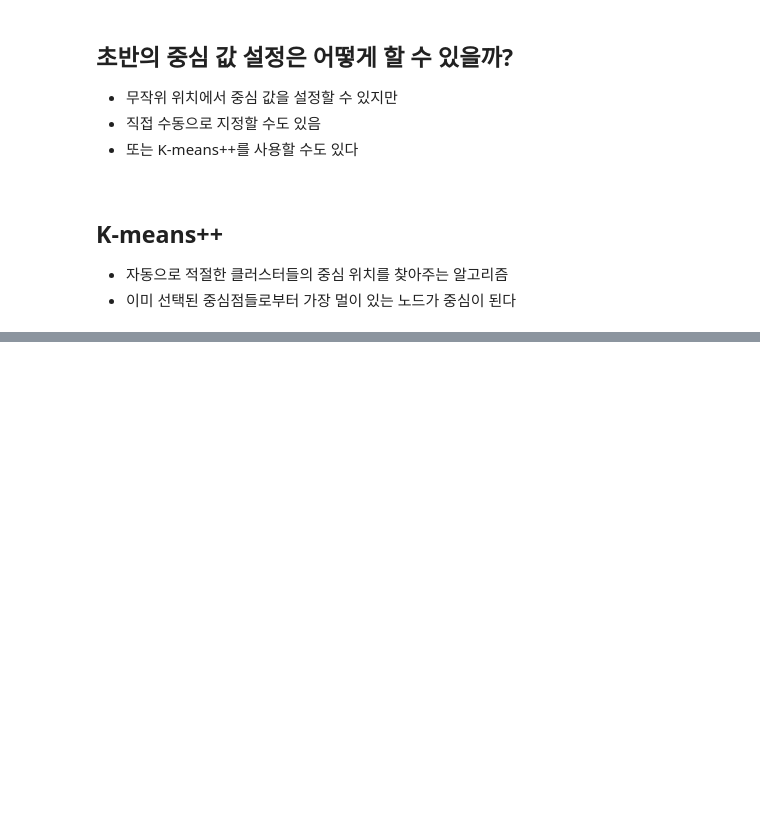
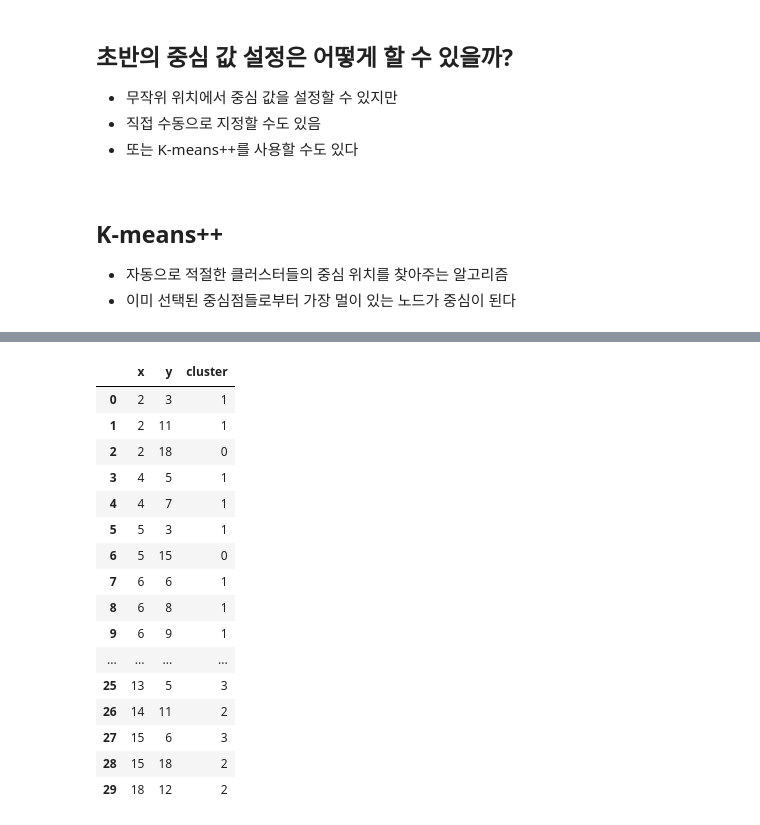
Before and after one commit to ChaesongYun/Tensorflow, a Jupyter notebook: 빅데이터K평균.ipynb, the cells around one changed output, grey strips where cells are left out. Cells and saved outputs as stored; diff of their text form; code cells hidden in the pictures; blank space fills up the shorter version.

```diff
--- a/빅데이터K평균.ipynb
+++ b/빅데이터K평균.ipynb
@@ -32,0 +168,21 @@
+# %%
+df['cluster'] = kmeans.labels_
+df.head(30)
+# %% [output]
+|  | x | y | cluster |
+| 0 | 2 | 3 | 1 |
+| 1 | 2 | 11 | 1 |
+| 2 | 2 | 18 | 0 |
+| 3 | 4 | 5 | 1 |
+| 4 | 4 | 7 | 1 |
+| 5 | 5 | 3 | 1 |
+| 6 | 5 | 15 | 0 |
+| 7 | 6 | 6 | 1 |
+| 8 | 6 | 8 | 1 |
+| 9 | 6 | 9 | 1 |
+| ... | ... | ... | ... |
+| 25 | 13 | 5 | 3 |
+| 26 | 14 | 11 | 2 |
+| 27 | 15 | 6 | 3 |
+| 28 | 15 | 18 | 2 |
+| 29 | 18 | 12 | 2 |
```
Also changed, not shown: parts of 8 cells of this notebook.
